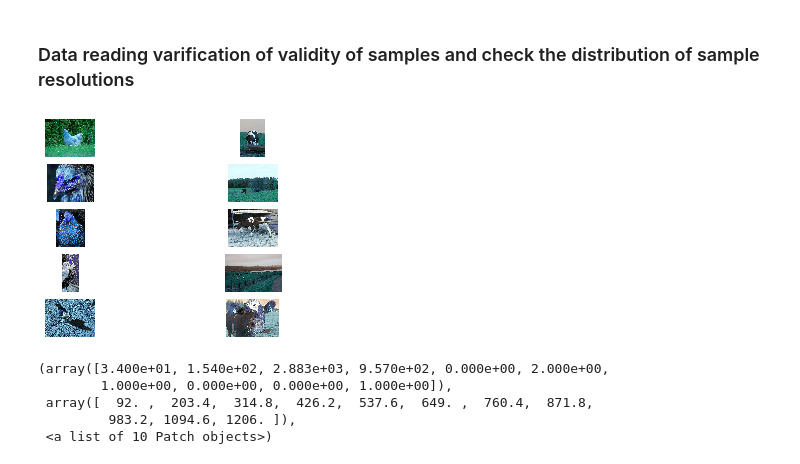
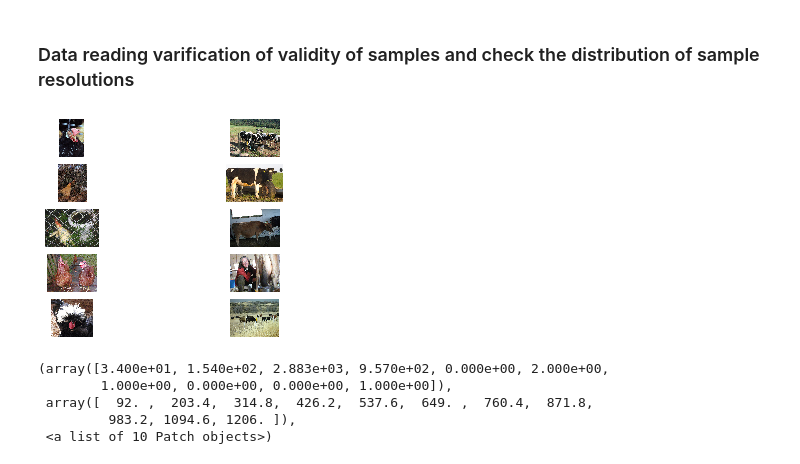
Before and after one commit to VeeranjaneyuluToka/tensorflow, a Jupyter notebook: assignments/130520/src/bin_classification_chickens_cows.ipynb, the cells around one changed output. Drawn from its saved outputs; the diff is of its cells as text; code cells hidden in the pictures.

```diff
--- a/assignments/130520/src/bin_classification_chickens_cows.ipynb
+++ b/assignments/130520/src/bin_classification_chickens_cows.ipynb
@@ -43,24 +43,25 @@ for cls_name in os.listdir(data_path):
 # %%
 """ visualize a few samples here """
 chicken_samples = os.listdir(os.path.join(data_path, classes[0]))
 cow_samples = os.listdir(os.path.join(data_path, classes[1]))
 
+num_classes = len(classes)
 samples_per_class = 5
 for y, cls in enumerate(classes):
     if cls == 'Chickens':
         idxs = np.random.choice(chicken_samples, samples_per_class, replace=False)
     else:
         idxs = np.random.choice(cow_samples, samples_per_class, replace=False)
 
     for i, idx in enumerate(idxs):
         plt_idx = i * num_classes + y + 1
         plt.subplot(samples_per_class, num_classes, plt_idx)
-        plt.imshow(cv.imread(os.path.join(data_path, cls, idx)))
+        plt.imshow(cv.cvtColor(cv.imread(os.path.join(data_path, cls, idx)), cv.COLOR_BGR2RGB))
         plt.axis('off')
 
 plt.show()
 # %% [output]
-[figure, old version]
+[figure, new version]
 # %%
 """ plot histogram wrt to widths """
 plt.hist(size_w)
```
Also changed, not shown: parts of 7 cells of this notebook.
